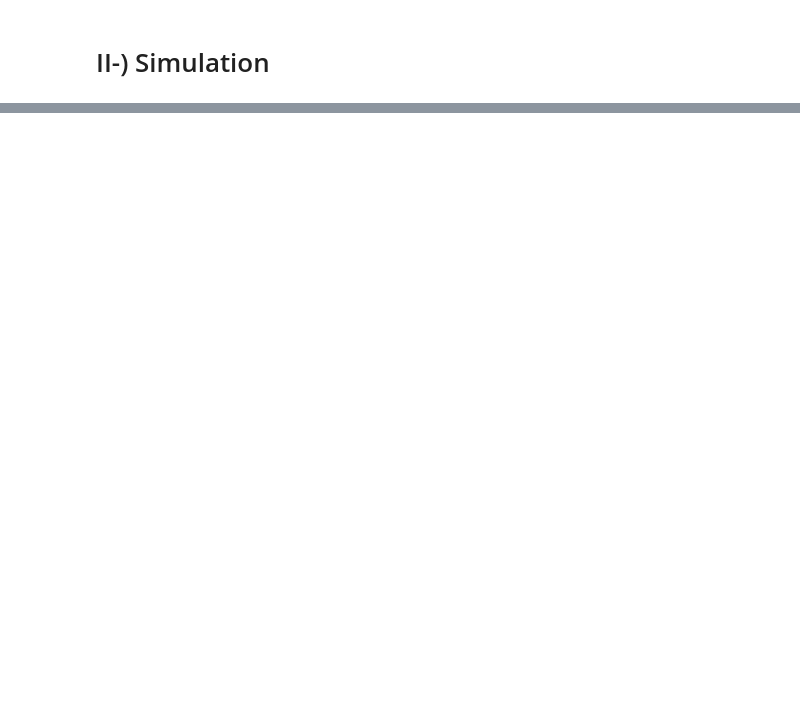
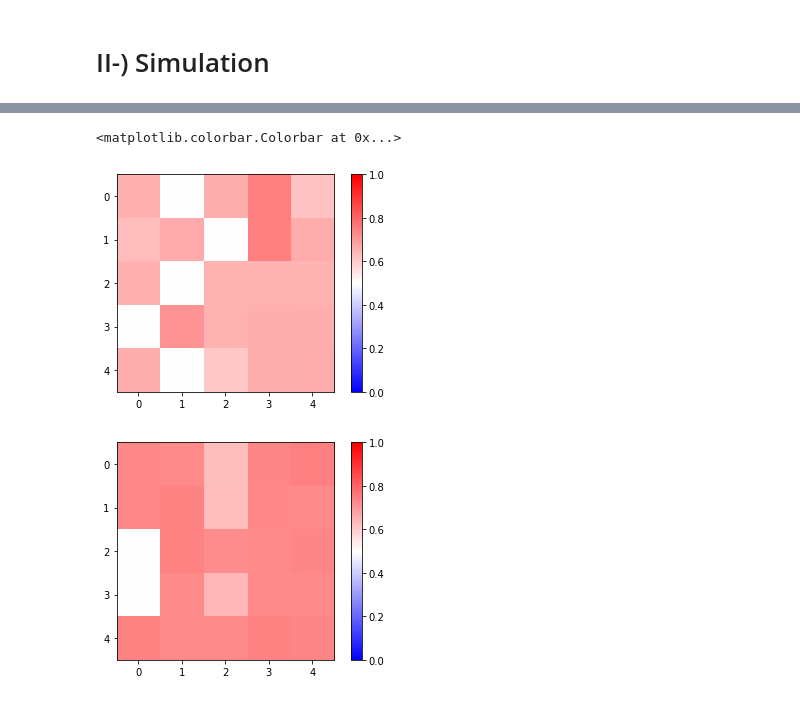
Before and after one commit to are-mipiA1A2/Fake-news, a Jupyter notebook: CLEAN CODE - physique+distance.ipynb, the cells around one changed output, grey strips where cells are left out. Saved outputs shown, nothing was run; the diff lists cells and outputs as text; code cells hidden in the pictures; blank space fills up the shorter version.

```diff
--- a/CLEAN CODE - physique+distance.ipynb
+++ b/CLEAN CODE - physique+distance.ipynb
@@ -690,0 +752,19 @@ np.random.choice(9)
+# %%
+Simulation=simulation_p_distance(init_ac_om_et_xom(Reseau_discu,List_om,List_xom),Reseau_virtuel,Noms_agents_avec,N_1dim,steps,List_xom)
+
+#Affichage des convictions de départ
+Convictions_start=Simulation[0]
+fig=plt.figure()
+im=plt.imshow(Convictions_start,cmap='bwr',vmin=0,vmax=1)
+plt.colorbar()
+
+#Affichage des convictions de fin de simulation
+
+Convictions_end=Simulation[-1]
+fig=plt.figure()
+im=plt.imshow(Convictions_end,cmap='bwr',vmin=0,vmax=1)
+plt.colorbar()
+# %% [output]
+<matplotlib.colorbar.Colorbar at 0x...>
+[figure, added]
+[figure, added]
```
Also changed, not shown: parts of 20 cells of this notebook.
